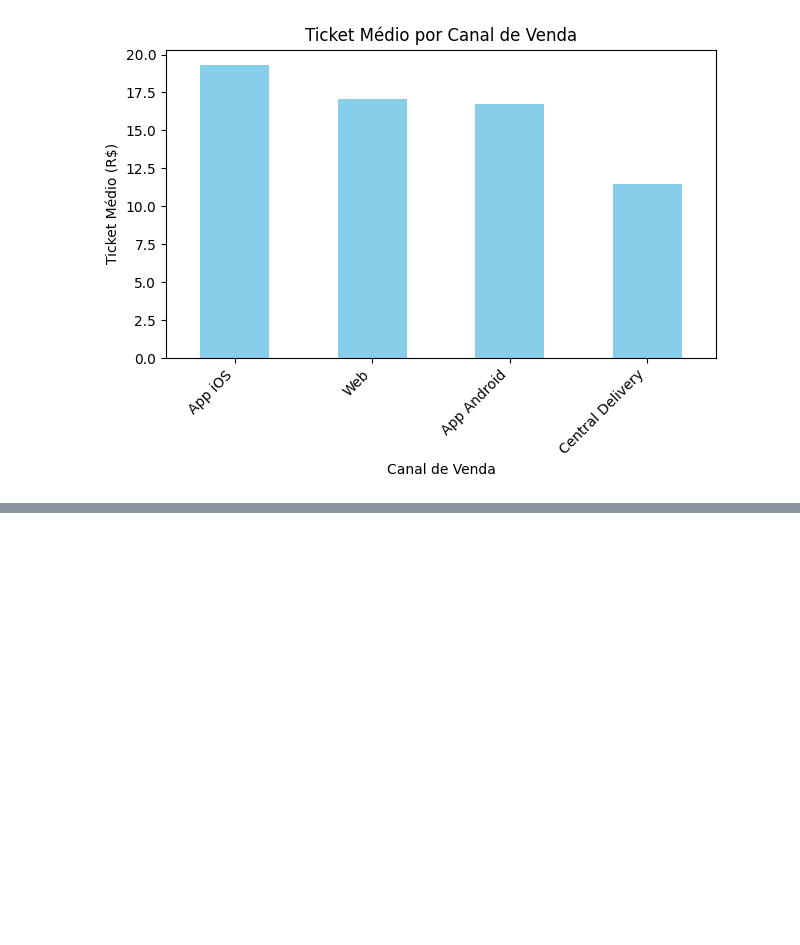
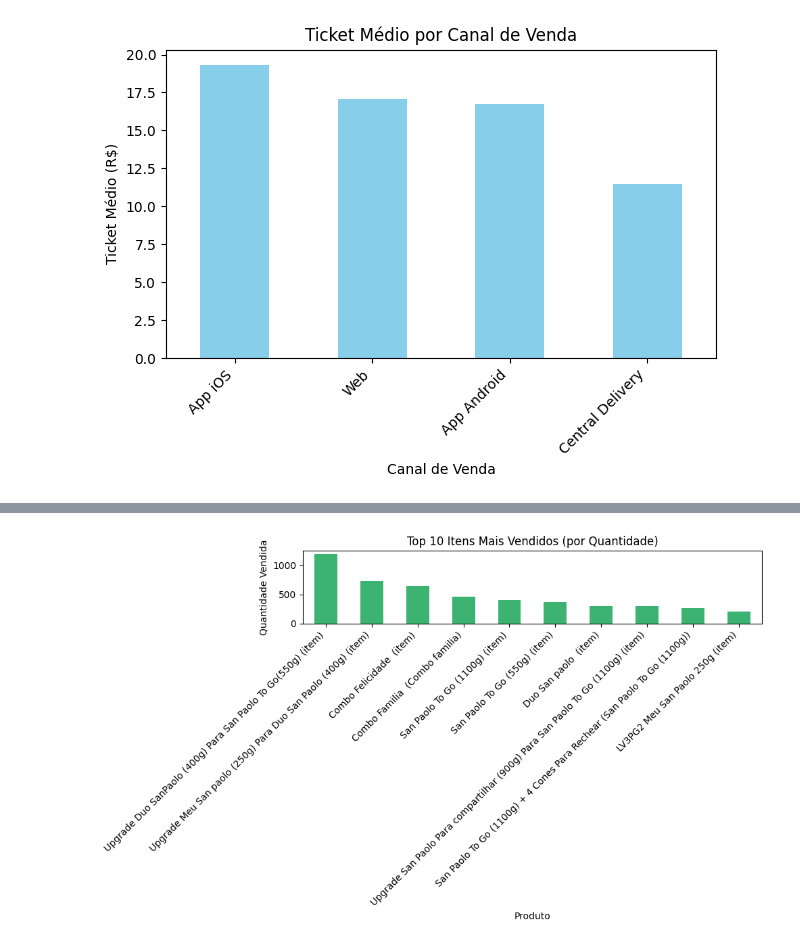
Before and after one commit to Emmanuel-Sampaio/Analise-San-Paolo, a Jupyter notebook: Untitled.ipynb, the cells around one changed output, grey strips where cells are left out. Saved outputs shown, nothing was run; the diff lists cells and outputs as text; code cells hidden in the pictures; blank space fills up the shorter version.

```diff
--- a/Untitled.ipynb
+++ b/Untitled.ipynb
@@ -416,0 +506,27 @@ plt.show()
+# %%
+# Filtra para ignorar todas as linhas que começam com "Upgrade"
+df_produtos = df[~df['Detalhes'].str.startswith('Upgrade', na=False)].copy()
+
+# Depois faz a extração da quantidade e produto como antes
+df_produtos[['Quantidade', 'Produto']] = df_produtos['Detalhes'].str.extract(r'^(\d+)\s+(.*)')
+
+df_produtos['Quantidade'] = pd.to_numeric(df_produtos['Quantidade'], errors='coerce')
+
+mais_vendidos = (
+    df_produtos.groupby('Produto')['Quantidade']
+    .sum()
+    .sort_values(ascending=False)
+    .head(10)
+)
+
+# Plotagem
+plt.figure(figsize=(10,6))
+mais_vendidos.plot(kind='bar', color='mediumseagreen')
+plt.title('Top 10 Itens Mais Vendidos (por Quantidade)')
+plt.xlabel('Produto')
+plt.ylabel('Quantidade Vendida')
+plt.xticks(rotation=45, ha='right')
+plt.tight_layout()
+plt.show()
+# %% [output]
+[figure, added]
```
Also changed, not shown: parts of 8 cells of this notebook.
